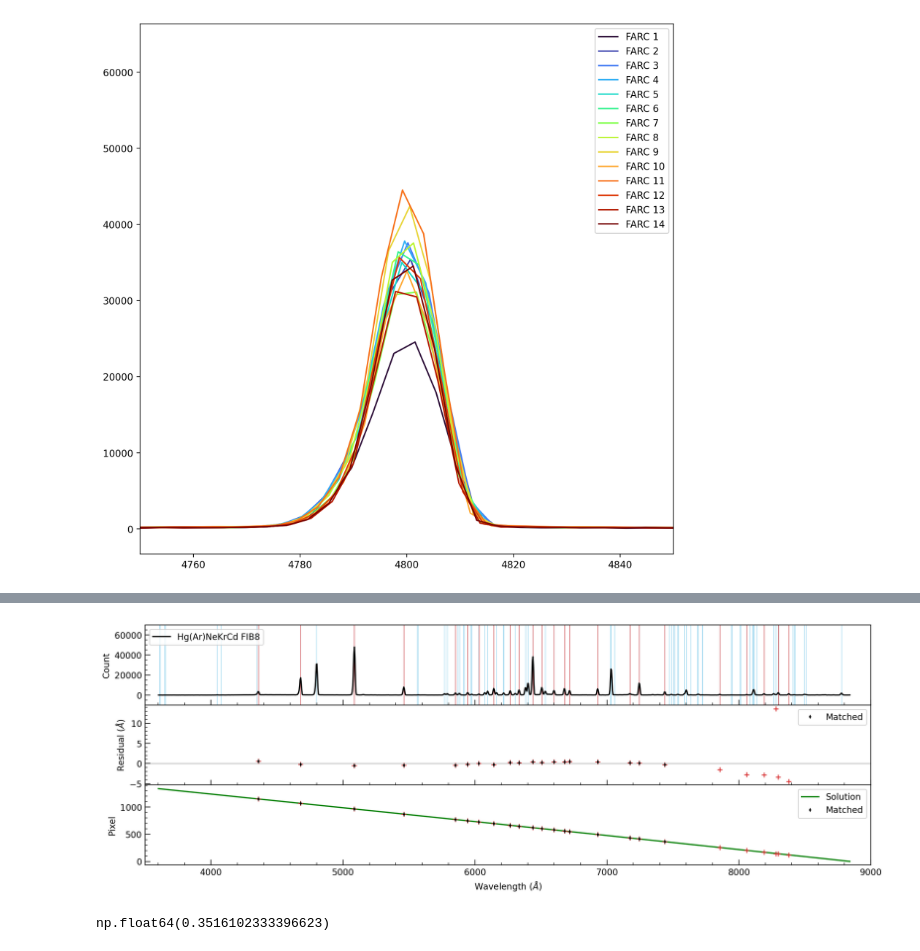
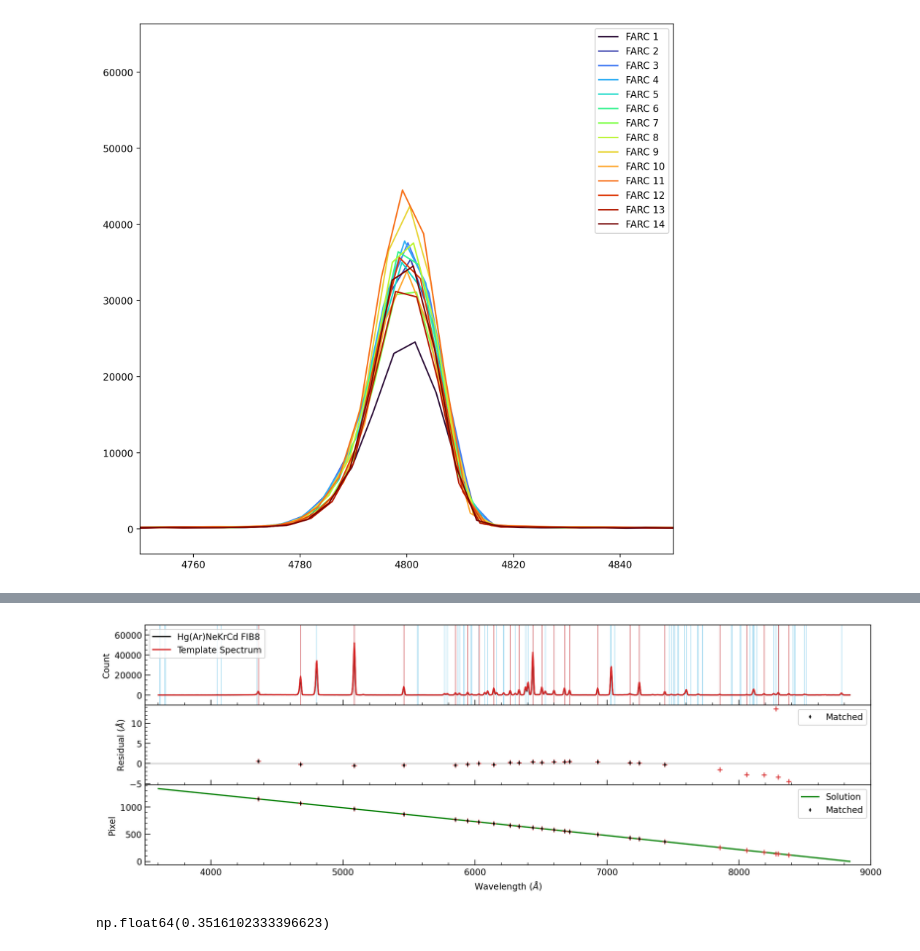
Before and after one commit to hbahk/kspecdr, a Jupyter notebook: notebooks/kspec_commissioning_jan26.ipynb, the cells around one changed output, grey strips where cells are left out. Cells and saved outputs as stored; diff of their text form; code cells hidden in the pictures.

```diff
--- a/notebooks/kspec_commissioning_jan26.ipynb
+++ b/notebooks/kspec_commissioning_jan26.ipynb
@@ -737,6 +720,7 @@ coeffs = wavecalcoeff["coeffs"]
 %matplotlib inline
 # %%
 diagnostic_dir = TESTDIR / "diagnostic"
-tempspec = Table.read(diagnostic_dir / "CALIBRATED_SPECTRA.dat", format="ascii.csv",
-                     names=["wave", "flux"], delimiter=" ")
-tempspec
+calispec = Table.read(diagnostic_dir / "CALIBRATED_SPECTRA.dat", format="ascii.csv",
+                     names=["wave", "flux"], delimiter=" ", data_start=0)
+tempspec = Table.read(diagnostic_dir / f"TEMPLATE_SPECTRA.dat", format="ascii.csv",
+                     names=["wave", "flux"], delimiter=" ", data_start=0)
@@ -763,13 +729,14 @@ Table length=1339
 # %%
 from kspecdr.wavecal.arc_io import read_arc_file
 
-# wave = np.polyval(coeffs, np.arange(1340))
+wavetemp = np.polyval(coeffs, np.arange(1340))
 
 
 fig, axes = plt.subplots(3, 1, figsize=(15, 5), sharex=True)
 ax = axes[0]
 ax.plot(wave, hgarnekrcd_f8, label="Hg(Ar)NeKrCd FIB8", c="k")
-# ax.plot(tempspec["wave"], tempspec["flux"], label="Calibrated Spectrum", c="tab:red")
+# ax.plot(wavetemp, tempspec["flux"], label="Template Spectrum", c="tab:blue")
+ax.plot(calispec["wave"], calispec["flux"], label="Template Spectrum", c="tab:red")
 
 nx = 2
 xvec = np.array([3000, 9000])
@@ -823,4 +790,4 @@ fig.subplots_adjust(hspace=0.0)
-[figure, old version]
+[figure, new version]
 # %%
 rms = np.sqrt(np.mean(residuals[~outliers]**2))
 rms
```
Also changed, not shown: parts of 8 cells of this notebook, 1 other file.
